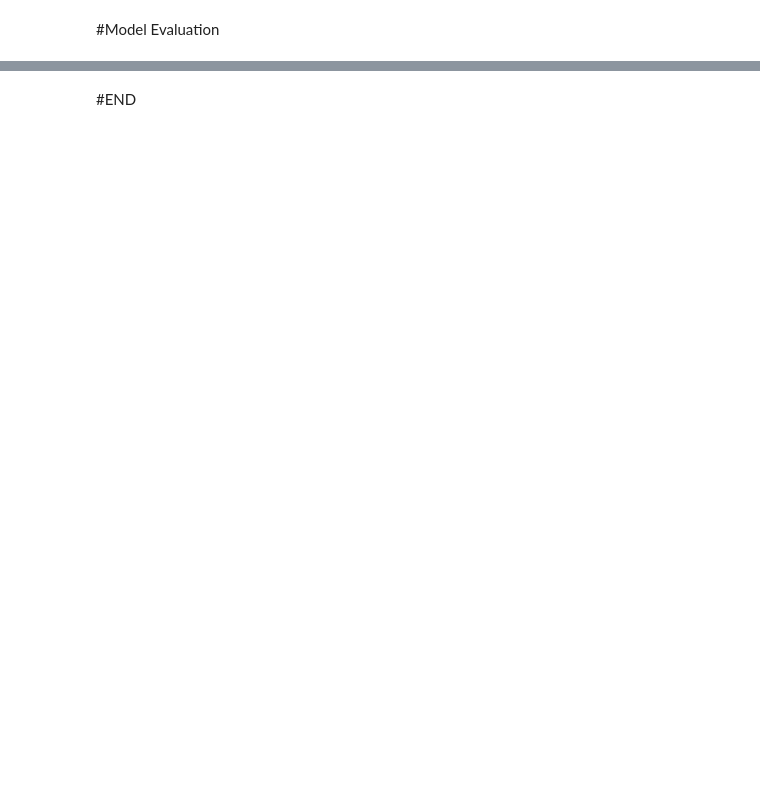
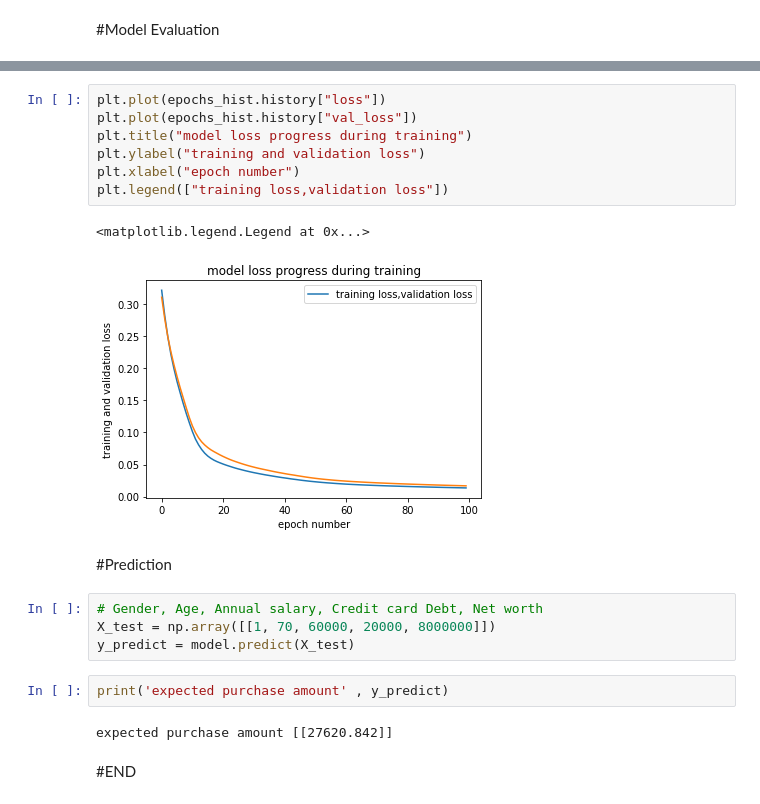
Before and after one commit to Janthedataenthusiast/DATA-SCIENCE, a Jupyter notebook: Car_Price_Prediction.ipynb, the cells around one changed output, grey strips where cells are left out. Drawn from its saved outputs; the diff is of its cells as text; blank space fills up the shorter version.

```diff
--- a/Car_Price_Prediction.ipynb
+++ b/Car_Price_Prediction.ipynb
@@ -195,2 +212,22 @@ Epoch 100/100
+# %%
+plt.plot(epochs_hist.history["loss"])
+plt.plot(epochs_hist.history["val_loss"])
+plt.title("model loss progress during training")
+plt.ylabel("training and validation loss")
+plt.xlabel("epoch number")
+plt.legend(["training loss,validation loss"])
+# %% [output]
+<matplotlib.legend.Legend at 0x...>
+[figure, added]
+# %% [markdown]
+#Prediction
+# %%
+# Gender, Age, Annual salary, Credit card Debt, Net worth
+X_test = np.array([[1, 70, 60000, 20000, 8000000]])
+y_predict = model.predict(X_test)
+# %%
+print('expected purchase amount' , y_predict)
+# %% [output]
+expected purchase amount [[27620.842]]
 # %% [markdown]
 #END
```
Also changed, not shown: parts of 7 cells of this notebook.
